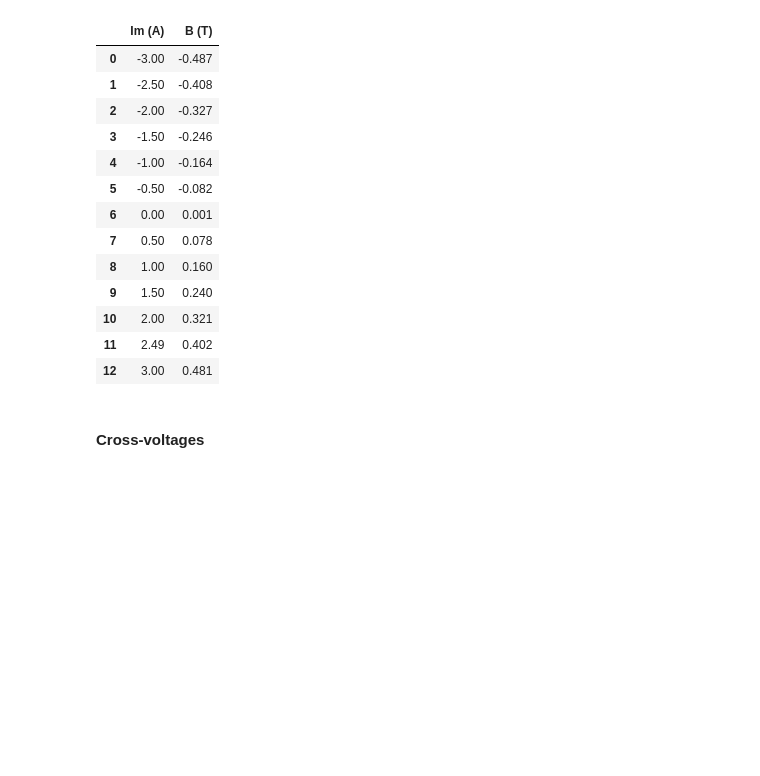
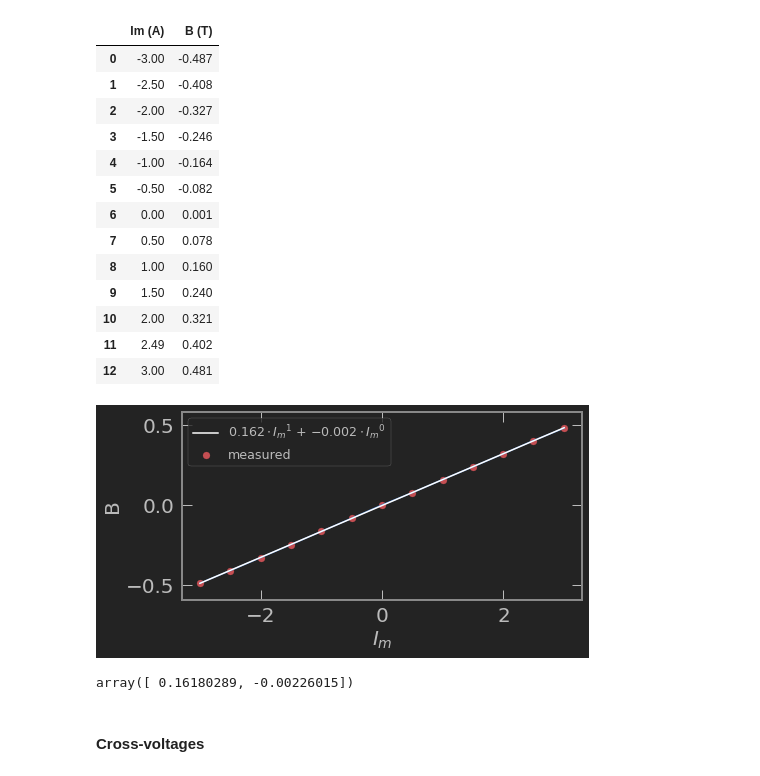
Before and after one commit to trevorm4x/APL-fuel-first, a Jupyter notebook: Lab/Lab2/APL_2_cell.ipynb, the cells around one changed output. Saved outputs shown, nothing was run; the diff lists cells and outputs as text; code cells hidden in the pictures; blank space fills up the shorter version.

```diff
--- a/Lab/Lab2/APL_2_cell.ipynb
+++ b/Lab/Lab2/APL_2_cell.ipynb
@@ -375,6 +372,12 @@ data
 | 10 | 2.00 | 0.321 |
 | 11 | 2.49 | 0.402 |
 | 12 | 3.00 | 0.481 |
+# %%
+my_graph(data['Im (A)'], data['B (T)'],
+         'linear', 'linear', '$I_m$', 'B', 'l2_d_4', 'linear', 1)
+# %% [output]
+[figure, added]
+array([ 0.16180289, -0.00226015])
 # %% [markdown]
 #### Cross-voltages
 # %%
```
Also changed, not shown: parts of 20 cells of this notebook, 13 other files.
